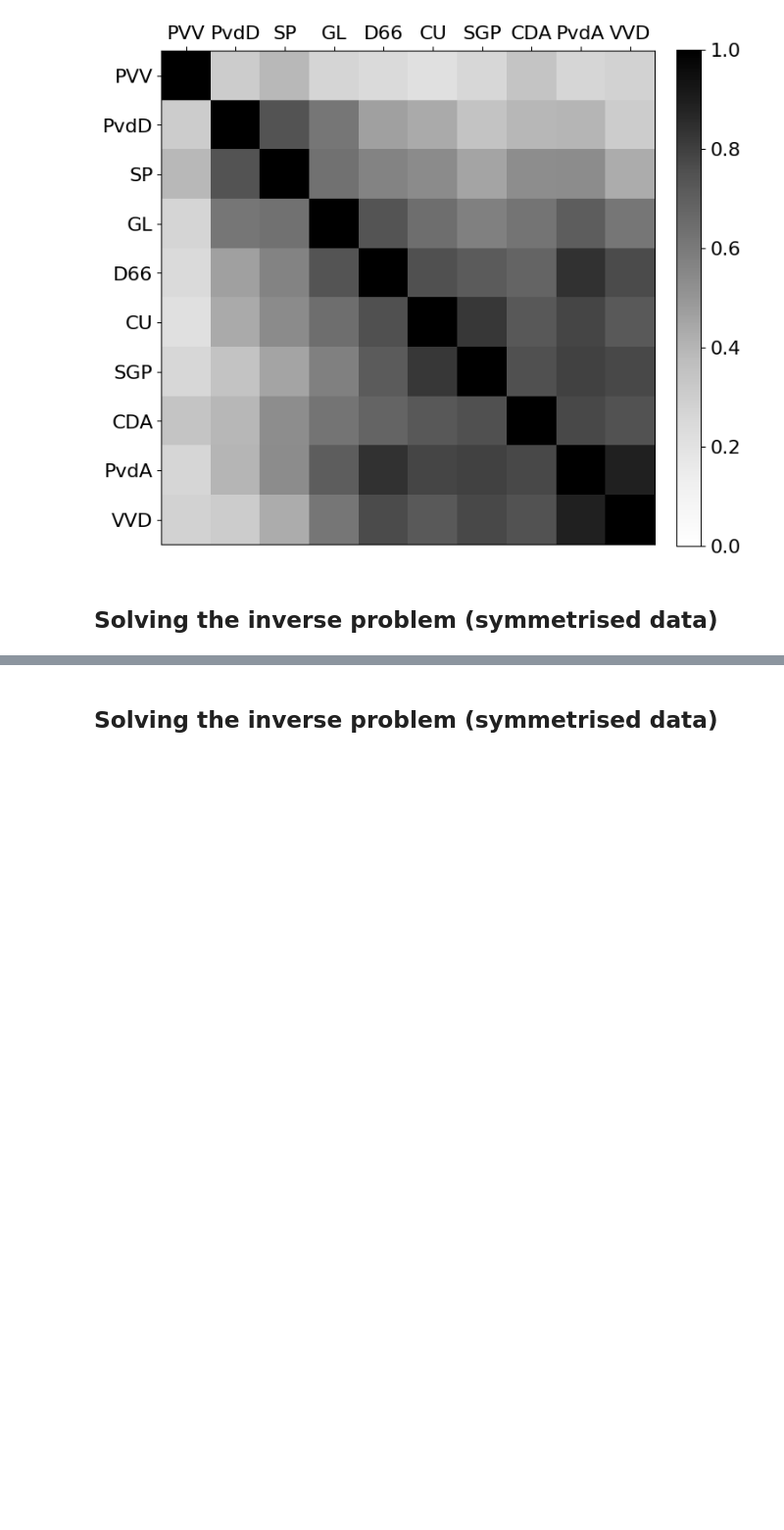
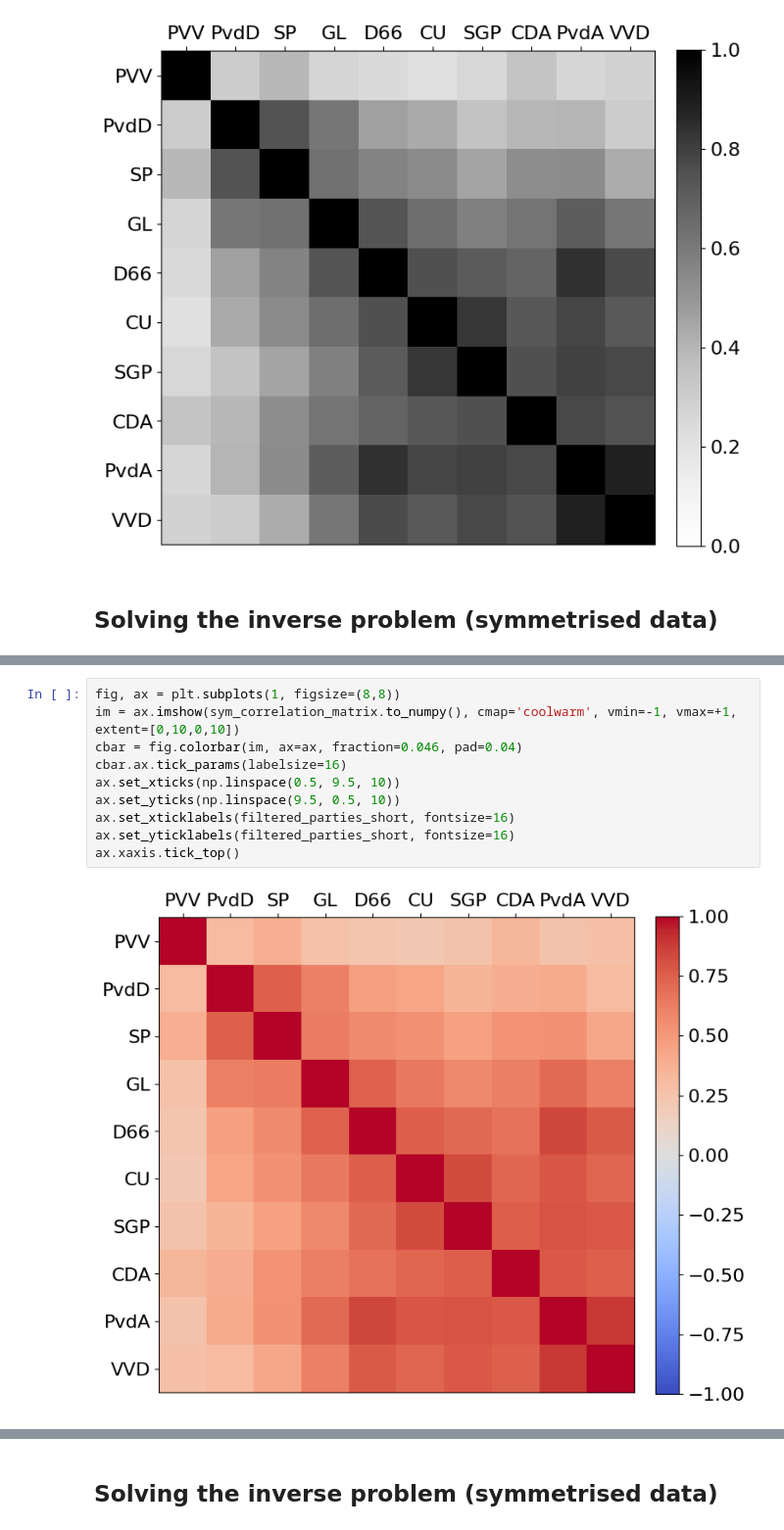
Before and after one commit to olivierwitteveen/dutch-parliament-max-ent, a Jupyter notebook: tk_stemming.ipynb, the cells around one changed output, grey strips where cells are left out. Shown at 98% size. Drawn from its saved outputs; the diff is of its cells as text; blank space fills up the shorter version.

```diff
--- a/tk_stemming.ipynb
+++ b/tk_stemming.ipynb
@@ -354,0 +515,12 @@ def corr4(pvec, i, j, l, m):
+# %%
+fig, ax = plt.subplots(1, figsize=(8,8))
+im = ax.imshow(sym_correlation_matrix.to_numpy(), cmap='coolwarm', vmin=-1, vmax=+1, extent=[0,10,0,10])
+cbar = fig.colorbar(im, ax=ax, fraction=0.046, pad=0.04)
+cbar.ax.tick_params(labelsize=16)
+ax.set_xticks(np.linspace(0.5, 9.5, 10))
+ax.set_yticks(np.linspace(9.5, 0.5, 10))
+ax.set_xticklabels(filtered_parties_short, fontsize=16)
+ax.set_yticklabels(filtered_parties_short, fontsize=16)
+ax.xaxis.tick_top()
+# %% [output]
+[figure, added]
```
Also changed, not shown: parts of 45 cells of this notebook.
